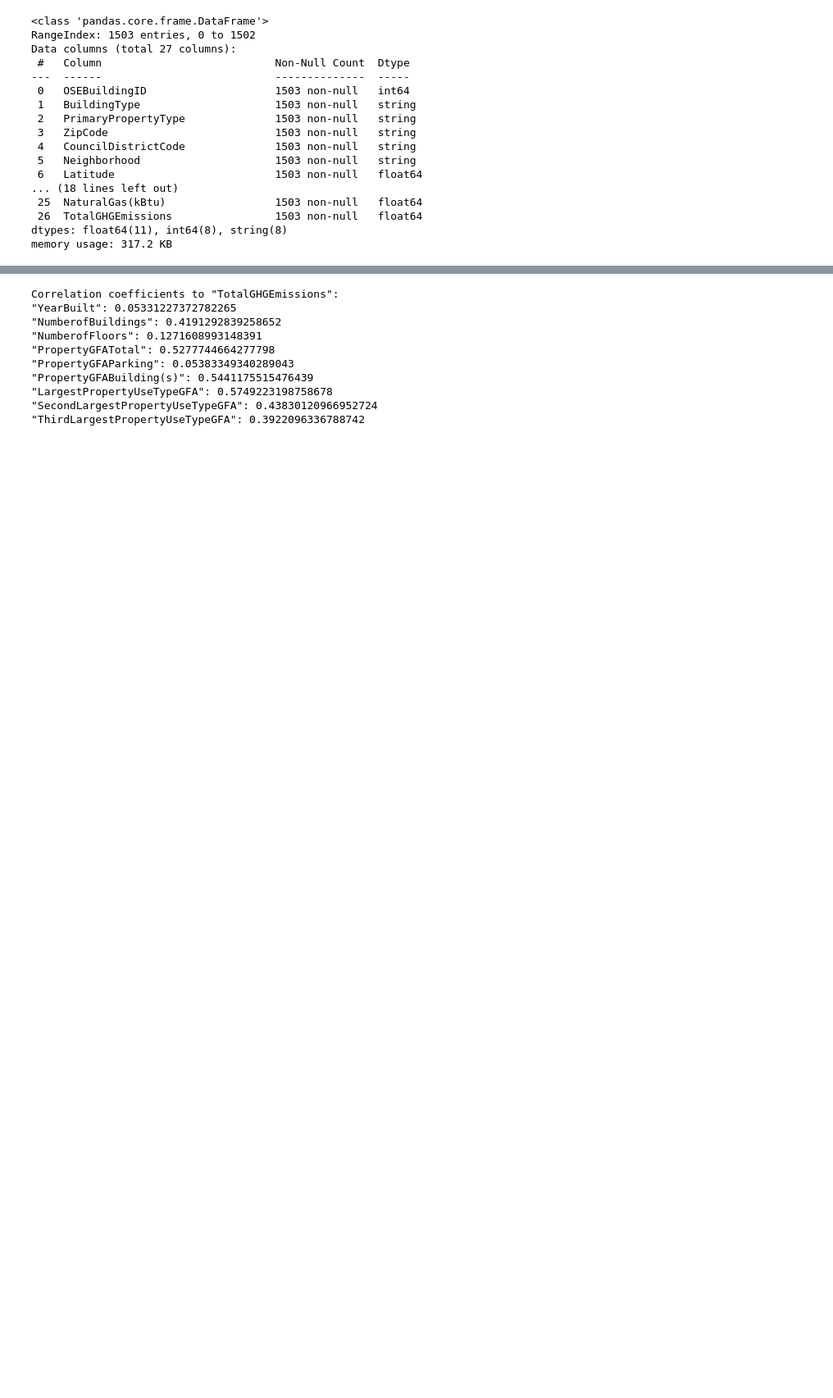
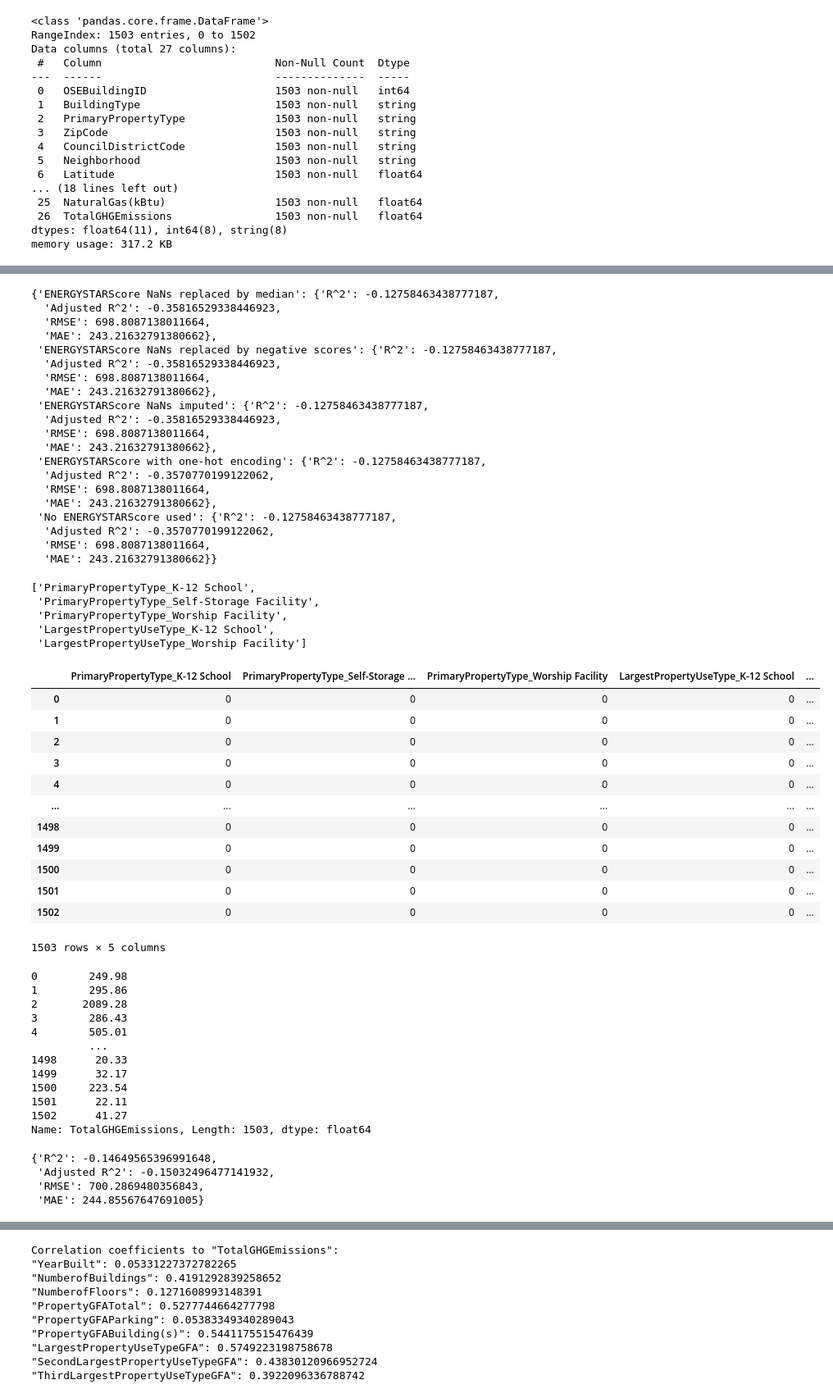
Before and after one commit to gabrielhermel/OC_DS_P4, a Jupyter notebook: Hermel_Gabriel_2_notebook_prediction_112022.ipynb, the cells around one changed output, grey strips where cells are left out. Shown: that part at 82% size. Drawn from its saved outputs; the diff is of its cells as text; code cells hidden in the pictures; blank space fills up the shorter version.

```diff
--- a/Hermel_Gabriel_2_notebook_prediction_112022.ipynb
+++ b/Hermel_Gabriel_2_notebook_prediction_112022.ipynb
@@ -170,0 +391,68 @@ for df in [build_ener_df_enstr_drop, build_ener_df_enstr_intrp]:
+# %%
+def get_support_feats(estimator, X, y):
+    rfecv = RFECV(estimator=estimator, scoring="r2")
+
+    rfecv.fit(X, y)
+
+    return list(X.columns[rfecv.support_])
+# %%
+support_feats = get_support_feats(LinearRegression(), preproc_pipe(build_ener_df_enstr_dflt), target)
+
+display(dummy_metrics)
+display(support_feats)
+display(get_metrics(LinearRegression(), preproc_pipe(build_ener_df_enstr_dflt)[support_feats], target))
+# %% [output]
+{'ENERGYSTARScore NaNs replaced by median': {'R^2': -0.12758463438777187,
+  'Adjusted R^2': -0.35816529338446923,
+  'RMSE': 698.8087138011664,
+  'MAE': 243.21632791380662},
+ 'ENERGYSTARScore NaNs replaced by negative scores': {'R^2': -0.12758463438777187,
+  'Adjusted R^2': -0.35816529338446923,
+  'RMSE': 698.8087138011664,
+  'MAE': 243.21632791380662},
+ 'ENERGYSTARScore NaNs imputed': {'R^2': -0.12758463438777187,
+  'Adjusted R^2': -0.35816529338446923,
+  'RMSE': 698.8087138011664,
+  'MAE': 243.21632791380662},
+ 'ENERGYSTARScore with one-hot encoding': {'R^2': -0.12758463438777187,
+  'Adjusted R^2': -0.3570770199122062,
+  'RMSE': 698.8087138011664,
+  'MAE': 243.21632791380662},
+ 'No ENERGYSTARScore used': {'R^2': -0.12758463438777187,
+  'Adjusted R^2': -0.3570770199122062,
+  'RMSE': 698.8087138011664,
+  'MAE': 243.21632791380662}}
+['PrimaryPropertyType_K-12 School',
+ 'PrimaryPropertyType_Self-Storage Facility',
+ 'PrimaryPropertyType_Worship Facility',
+ 'LargestPropertyUseType_K-12 School',
+ 'LargestPropertyUseType_Worship Facility']
+|  | PrimaryPropertyType_K-12 School | PrimaryPropertyType_Self-Storage ... | PrimaryPropertyType_Worship Facility | LargestPropertyUseType_K-12 School | ... |
+| 0 | 0 | 0 | 0 | 0 | ... |
+| 1 | 0 | 0 | 0 | 0 | ... |
+| 2 | 0 | 0 | 0 | 0 | ... |
+| 3 | 0 | 0 | 0 | 0 | ... |
+| 4 | 0 | 0 | 0 | 0 | ... |
+| ... | ... | ... | ... | ... | ... |
+| 1498 | 0 | 0 | 0 | 0 | ... |
+| 1499 | 0 | 0 | 0 | 0 | ... |
+| 1500 | 0 | 0 | 0 | 0 | ... |
+| 1501 | 0 | 0 | 0 | 0 | ... |
+| 1502 | 0 | 0 | 0 | 0 | ... |
+1503 rows × 5 columns
+0        249.98
+1        295.86
+2       2089.28
+3        286.43
+4        505.01
+         ...
+1498      20.33
+1499      32.17
+1500     223.54
+1501      22.11
+1502      41.27
+Name: TotalGHGEmissions, Length: 1503, dtype: float64
+{'R^2': -0.14649565396991648,
+ 'Adjusted R^2': -0.15032496477141932,
+ 'RMSE': 700.2869480356843,
+ 'MAE': 244.85567647691005}
```
Also changed, not shown: parts of 8 cells of this notebook.
